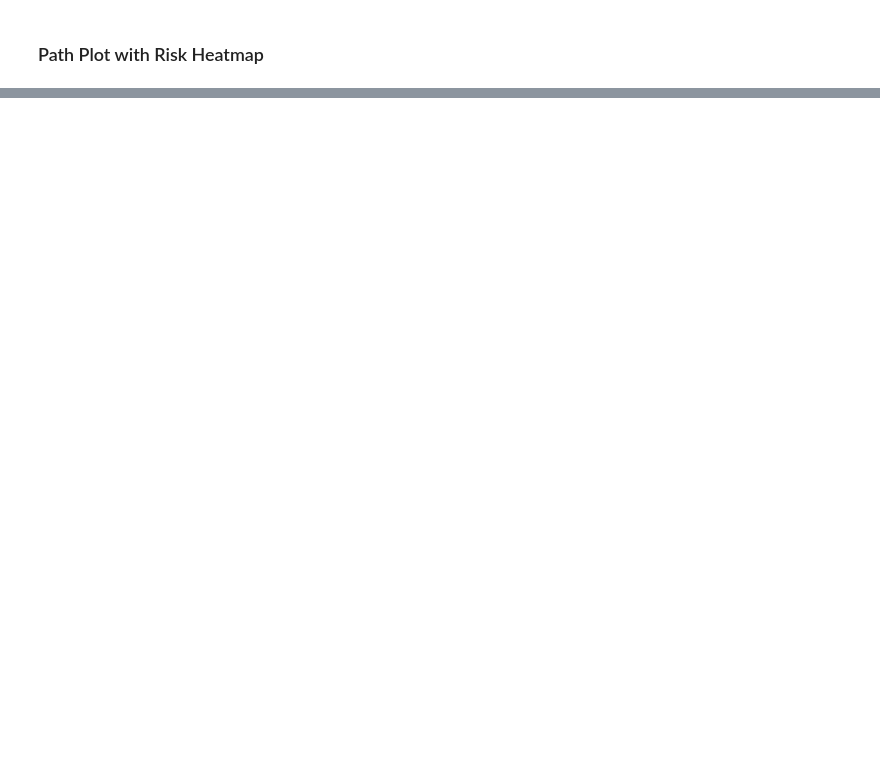
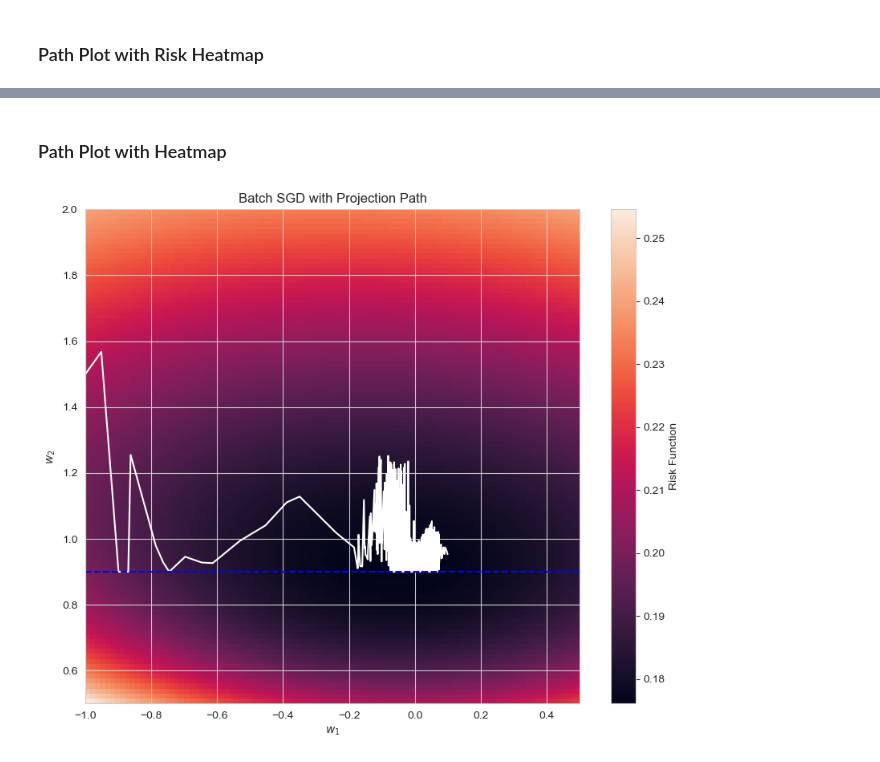
Before and after one commit to jreaso/gradient-descent-algorithms, a Jupyter notebook: logistic_regression_example.ipynb, the cells around one changed output, grey strips where cells are left out. Cells and saved outputs as stored; diff of their text form; code cells hidden in the pictures; blank space fills up the shorter version.

```diff
--- a/logistic_regression_example.ipynb
+++ b/logistic_regression_example.ipynb
@@ -221,0 +263,25 @@ plt.show()
+# %% [markdown]
+### Path Plot with Heatmap
+# %%
+# Create a grid of x and y values using numpy meshgrid and evaluate the risk function at all pairs
+W1, W2 = np.meshgrid(np.linspace(-1, 0.5, 100), np.linspace(0.5, 2, 100))
+Z = risk_fun_eval(W1, W2)
+
+# Create the heatmap
+plt.figure(figsize=(10, 8))
+plt.imshow(Z, extent=[-1, 0.5, 0.5, 2], origin='lower')
+plt.colorbar(label='Risk Function')
+
+w_trace_df = pd.DataFrame(w_trace, columns=['w1', 'w2'])  # Create a DataFrame for w_trace
+sns.lineplot(data=w_trace_df, x='w1', y='w2', color='white')  # Plot the SGD path on top of the heatmap
+
+plt.axhline(y=0.9, color='b', linestyle='--', label='Projection Boundary')
+
+plt.xlabel('$w_1$')
+plt.ylabel('$w_2$')
+plt.title('Batch SGD with Projection Path')
+plt.grid(True)
+plt.savefig('images/bsgd_with_projection_path_heatmap', dpi=dpi)
+plt.show()
+# %% [output]
+[figure, added]
```
Also changed, not shown: parts of 11 cells of this notebook.
